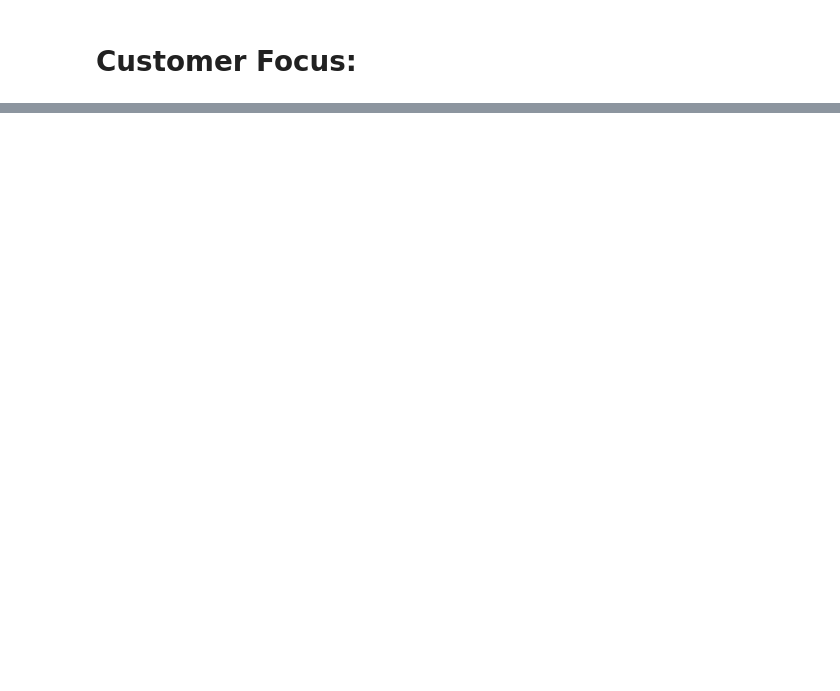
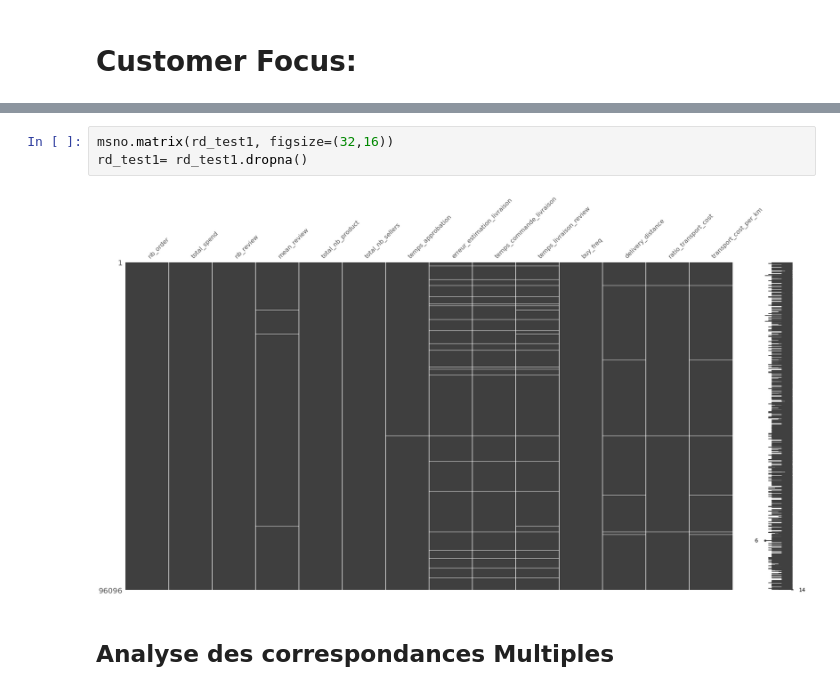
Before and after one commit to MaximeAlt/Brazilia, a Jupyter notebook: exploration.ipynb, the cells around one changed output, grey strips where cells are left out. Saved outputs shown, nothing was run; the diff lists cells and outputs as text; blank space fills up the shorter version.

```diff
--- a/exploration.ipynb
+++ b/exploration.ipynb
@@ -522,0 +673,7 @@ print(cluster_analysis)
+# %%
+msno.matrix(rd_test1, figsize=(32,16))
+rd_test1= rd_test1.dropna()
+# %% [output]
+[figure, added]
+# %% [markdown]
+## Analyse des correspondances Multiples
```
Also changed, not shown: parts of 47 cells of this notebook, 4 other files.
